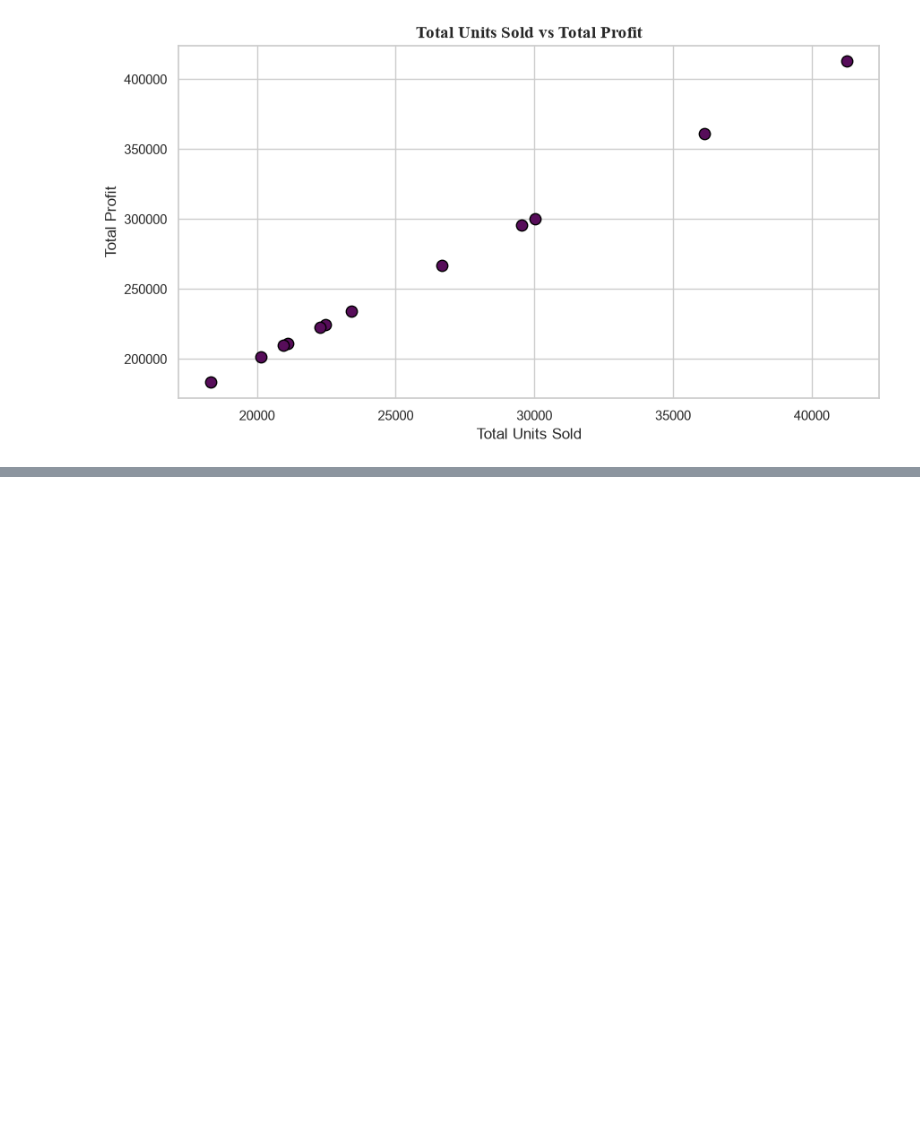
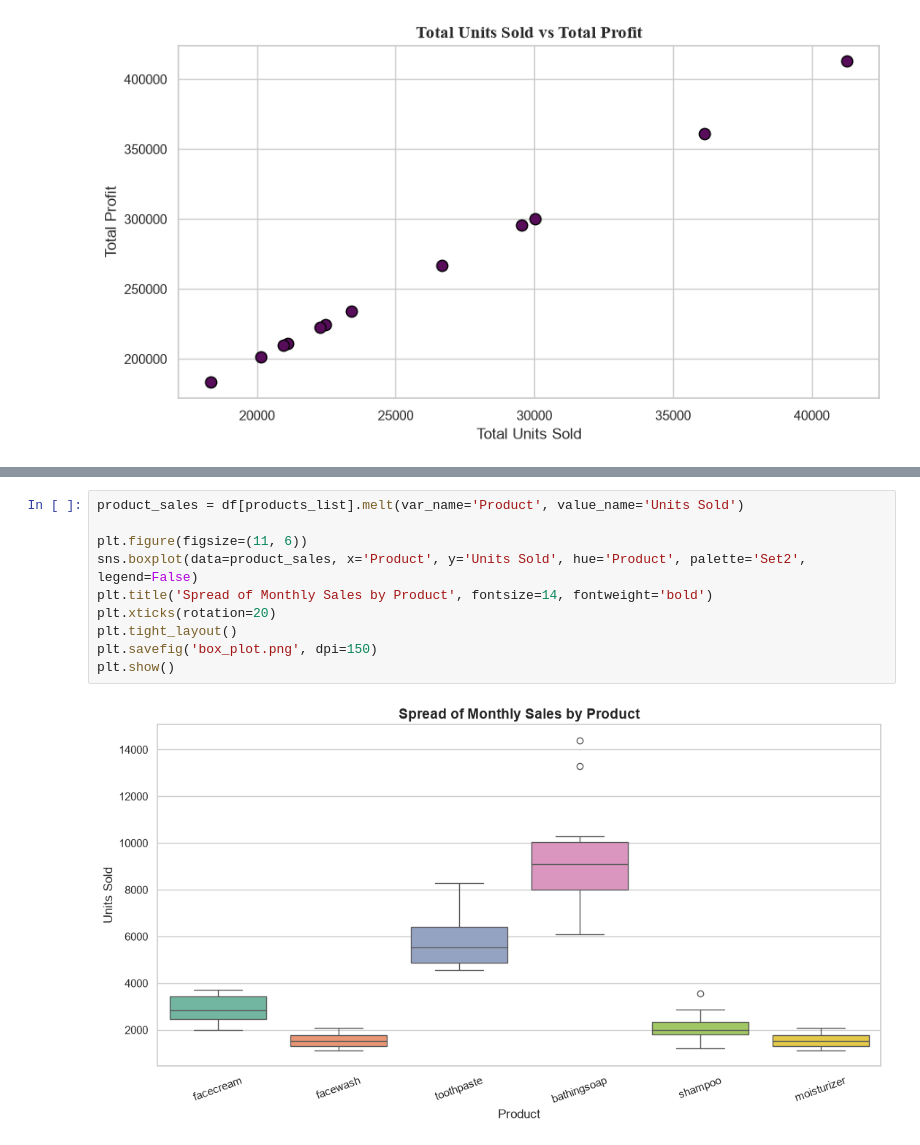
Before and after one commit to tuse-ngumimi/GenAI-and-DS, a Jupyter notebook: Module_3/company_sales.ipynb, the cells around one changed output, grey strips where cells are left out. Drawn from its saved outputs; the diff is of its cells as text; blank space fills up the shorter version.

```diff
--- a/Module_3/company_sales.ipynb
+++ b/Module_3/company_sales.ipynb
@@ -33,0 +55,12 @@ plt.show()
+# %%
+product_sales = df[products_list].melt(var_name='Product', value_name='Units Sold')
+
+plt.figure(figsize=(11, 6))
+sns.boxplot(data=product_sales, x='Product', y='Units Sold', hue='Product', palette='Set2', legend=False)
+plt.title('Spread of Monthly Sales by Product', fontsize=14, fontweight='bold')
+plt.xticks(rotation=20)
+plt.tight_layout()
+plt.savefig('box_plot.png', dpi=150)
+plt.show()
+# %% [output]
+[figure, added]
```
Also changed, not shown: parts of 1 cell of this notebook.
